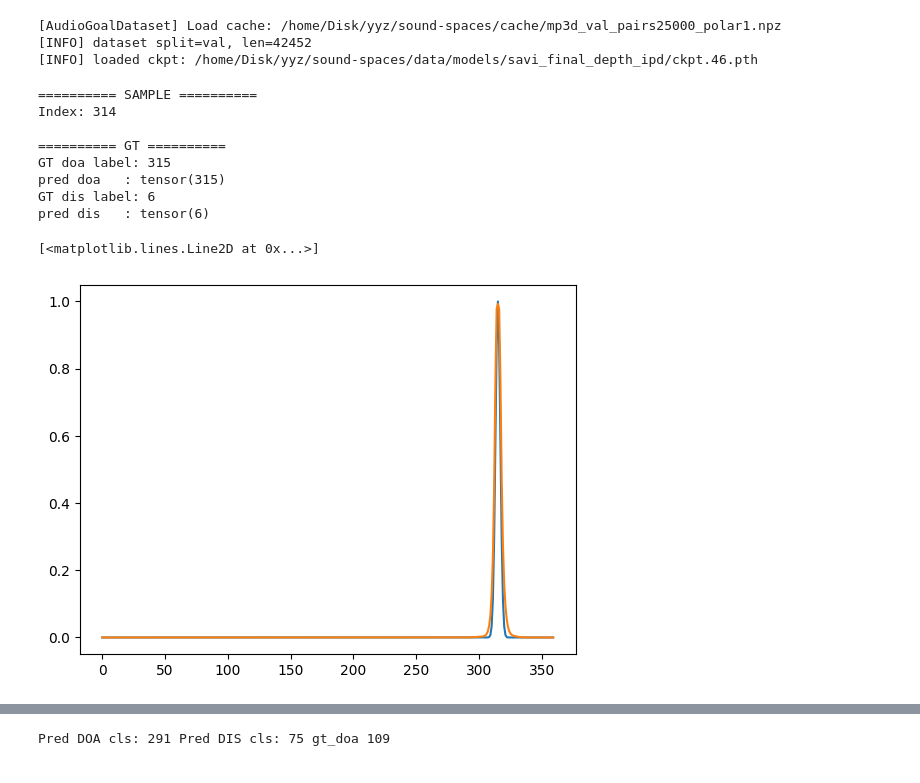
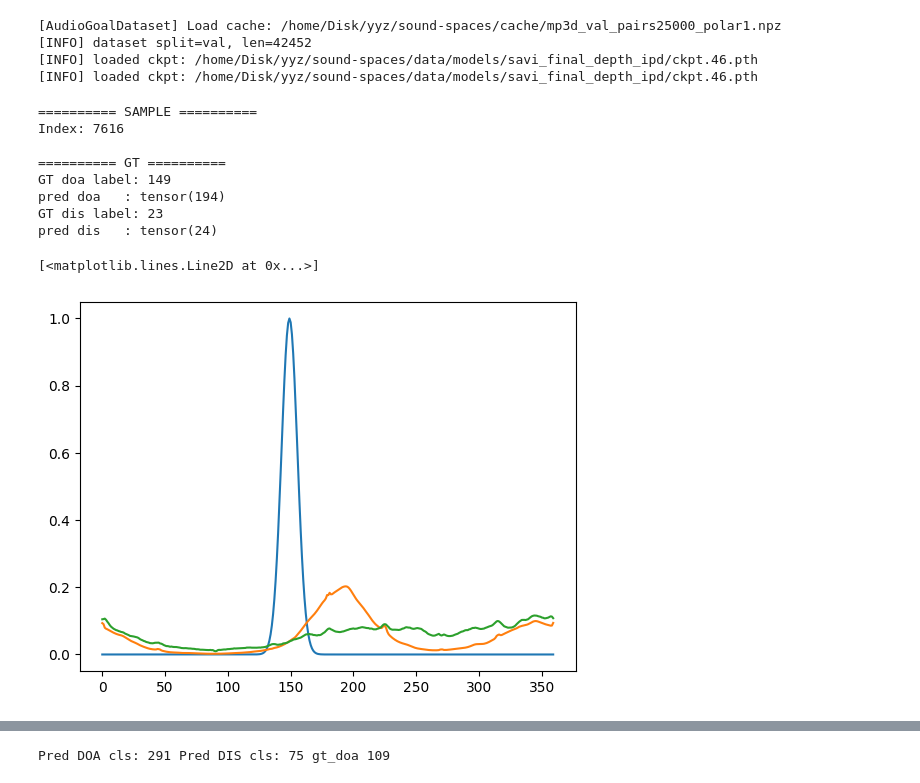
Before and after one commit to yizhuoyang/ss_nav, a Jupyter notebook: test_nertwork.ipynb, the cells around one changed output, grey strips where cells are left out. Saved outputs shown, nothing was run; the diff lists cells and outputs as text; code cells hidden in the pictures.

```diff
--- a/test_nertwork.ipynb
+++ b/test_nertwork.ipynb
@@ -48,7 +48,8 @@ PREDICT_LABEL = False
 PREDICT_LOCATION = True
 
 # 可选：加载 ckpt（设为 None 就不加载）
-CKPT_PATH = "/home/Disk/yyz/sound-spaces/data/models/savi_final_depth_ipd/ckpt.46.pth"   # or None
+CKPT_PATH       = "/home/Disk/yyz/sound-spaces/data/models/savi_final_depth_ipd/ckpt.46.pth"   # or None
+CKPT_PATH_audio = "/media/kemove/data/sound-spaces/data/models/savi_final_ipd_tune/laset_epoch.pth"   # or None
 
 
 # -----------------------
@@ -84,6 +85,12 @@ model = AudioGoalPredictor(
 ).to(DEVICE)
 model.eval()
 
+model_audio = AudioGoalPredictor_audio(
+    predict_label=PREDICT_LABEL,
+    predict_location=PREDICT_LOCATION
+).to(DEVICE)
+model_audio.eval()
+
 if CKPT_PATH is not None and os.path.exists(CKPT_PATH):
     ckpt = torch.load(CKPT_PATH, map_location="cpu")
     # 你的 trainer 存的是 {"audiogoal_predictor": state_dict}
@@ -96,10 +103,24 @@ if CKPT_PATH is not None and os.path.exists(CKPT_PATH):
         print(f"[INFO] loaded ckpt (raw state_dict): {CKPT_PATH}")
 else:
     print("[WARN] ckpt not loaded (path is None or not exists).")
+
+if CKPT_PATH_audio is not None and os.path.exists(CKPT_PATH_audio):
+    ckpt = torch.load(CKPT_PATH_audio, map_location="cpu")
+    # 你的 trainer 存的是 {"audiogoal_predictor": state_dict}
+    if "audiogoal_predictor" in ckpt:
+        model_audio.load_state_dict(ckpt["audiogoal_predictor"], strict=True)
+        print(f"[INFO] loaded ckpt: {CKPT_PATH}")
+    else:
+        # 万一你保存的是裸 state_dict
+        model_audio.load_state_dict(ckpt, strict=True)
+        print(f"[INFO] loaded ckpt (raw state_dict): {CKPT_PATH}")
+else:
+    print("[WARN] ckpt not loaded (path is None or not exists).")
 # %% [output]
 [AudioGoalDataset] Load cache: /home/Disk/yyz/sound-spaces/cache/mp3d_val_pairs25000_polar1.npz
 [INFO] dataset split=val, len=42452
 [INFO] loaded ckpt: /home/Disk/yyz/sound-spaces/data/models/savi_final_depth_ipd/ckpt.46.pth
+[INFO] loaded ckpt: /home/Disk/yyz/sound-spaces/data/models/savi_final_depth_ipd/ckpt.46.pth
 # %%
 # import numpy as np
 # import torch
@@ -175,40 +196,45 @@ import matplotlib.pyplot as plt
 # 4) 取一个 sample，跑一次 forward
 # -----------------------
 # for SAMPLE_INDEX in range(100,200):
-SAMPLE_INDEX = 314
+SAMPLE_INDEX = 7616
 (inputs_list, gt) = dataset[SAMPLE_INDEX]      # inputs_list = [spectrogram], gt shape (3,)
 spectrogram = inputs_list[0]                  # torch tensor, shape (2, 65, 26)
 depth       = inputs_list[1]                  # torch tensor, shape (1, 128, 128)
 gt_doa, gt_dis = gt
 # 加 batch 维度 -> (1, 2, 65, 26)
 spec = spectrogram.unsqueeze(0).to(DEVICE, dtype=torch.float32)
 depth = depth.unsqueeze(0).to(DEVICE, dtype=torch.float32)
 
 with torch.no_grad():
     pred_doa,pred_dis = model({"spectrogram": spec, "depth":depth})          # shape: (1, C) or (1, C+2) or (1,2)
     pred_doa = pred_doa.squeeze(0).cpu()
     pred_dis = pred_dis.squeeze(0).cpu()
 
+    pred_doa_audio,pred_dis_audio = model_audio({"spectrogram": spec, "depth":depth})          # shape: (1, C) or (1, C+2) or (1,2)
+    pred_doa_audio = pred_doa_audio.squeeze(0).cpu()
+    pred_dis_audio = pred_dis_audio.squeeze(0).cpu()
+
 gt_doa_np = gt_doa.cpu().numpy() if torch.is_tensor(gt_doa) else np.array(gt_doa)
 gt_dis_np = gt_dis.cpu().numpy() if torch.is_tensor(gt_dis) else np.array(gt_dis)
 print("========== SAMPLE ==========")
 print("Index:", SAMPLE_INDEX)
 print("\n========== GT ==========")
 # gt[0] 是 label index；gt[1:] 是 (x,y)
 print("GT doa label:", int(np.argmax(gt_doa_np)))
 print("pred doa   :", np.argmax(pred_doa))
 print("GT dis label:", int(np.argmax(gt_dis)))
 print("pred dis   :", np.argmax(pred_dis))
 plt.plot(gt_doa_np)
 plt.plot(pred_doa)
+plt.plot(pred_doa_audio)
 # %% [output]
 ========== SAMPLE ==========
-Index: 314
+Index: 7616
 
 ========== GT ==========
-GT doa label: 315
-pred doa   : tensor(315)
-GT dis label: 6
-pred dis   : tensor(6)
+GT doa label: 149
+pred doa   : tensor(194)
+GT dis label: 23
+pred dis   : tensor(24)
 [<matplotlib.lines.Line2D at 0x...>]
-[figure, old version]
+[figure, new version]
```
Also changed, not shown: parts of 5 cells of this notebook, 8 other files.
